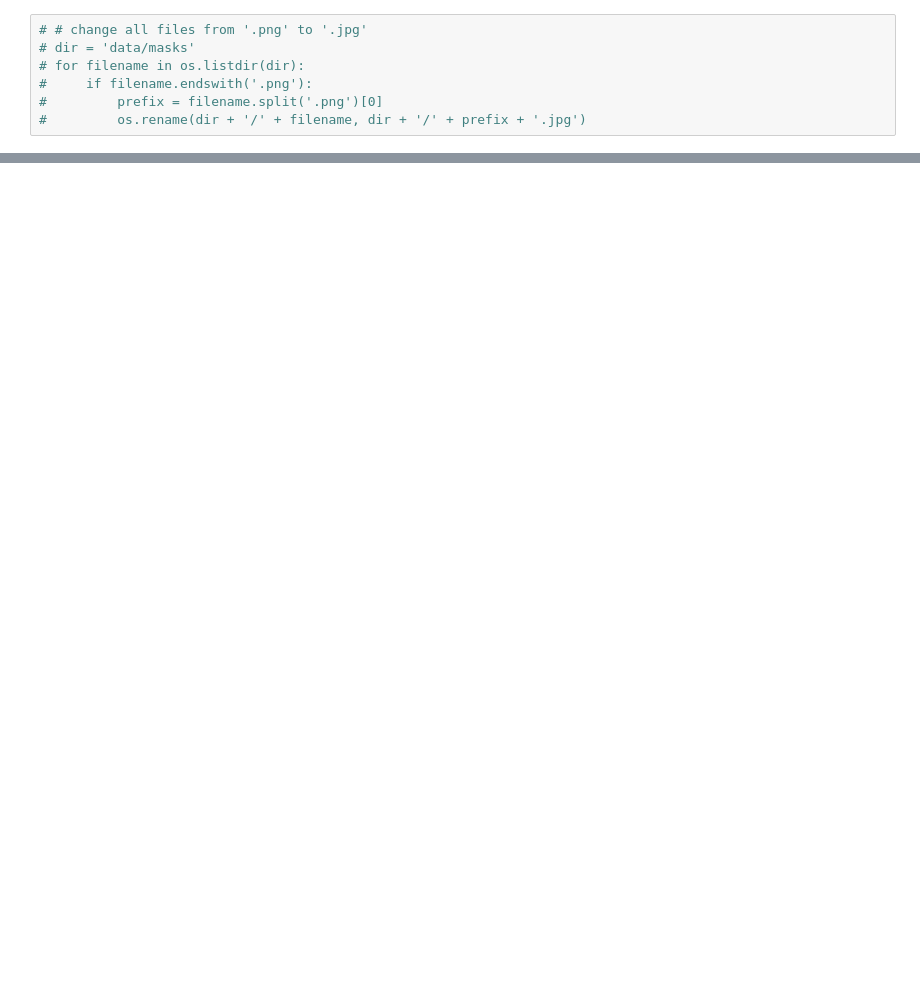
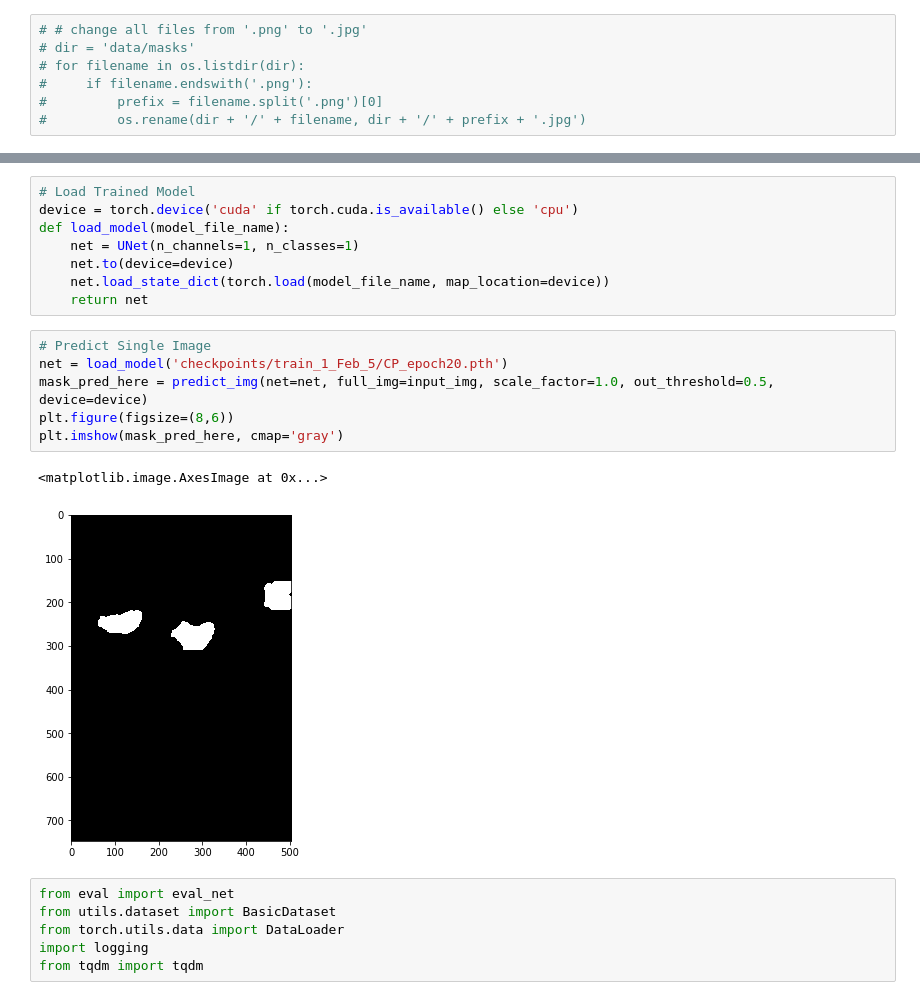
Before and after one commit to zhangjing1997/IV_Detection, a Jupyter notebook: playground.ipynb, the cells around one changed output, grey strips where cells are left out. Saved outputs shown, nothing was run; the diff lists cells and outputs as text; blank space fills up the shorter version.

Commit message:
finish basic pipeline and wrote some tests

```diff
--- a/playground.ipynb
+++ b/playground.ipynb
@@ -30,0 +33,23 @@ from predict import
+# %%
+# Load Trained Model
+device = torch.device('cuda' if torch.cuda.is_available() else 'cpu')
+def load_model(model_file_name):
+    net = UNet(n_channels=1, n_classes=1)
+    net.to(device=device)
+    net.load_state_dict(torch.load(model_file_name, map_location=device))
+    return net
+# %%
+# Predict Single Image
+net = load_model('checkpoints/train_1_Feb_5/CP_epoch20.pth')
+mask_pred_here = predict_img(net=net, full_img=input_img, scale_factor=1.0, out_threshold=0.5, device=device)
+plt.figure(figsize=(8,6))
+plt.imshow(mask_pred_here, cmap='gray')
+# %% [output]
+<matplotlib.image.AxesImage at 0x...>
+[figure, added]
+# %%
+from eval import eval_net
+from utils.dataset import BasicDataset
+from torch.utils.data import DataLoader
+import logging
+from tqdm import tqdm
```
Also changed, not shown: parts of 7 cells of this notebook, 3 other files.
